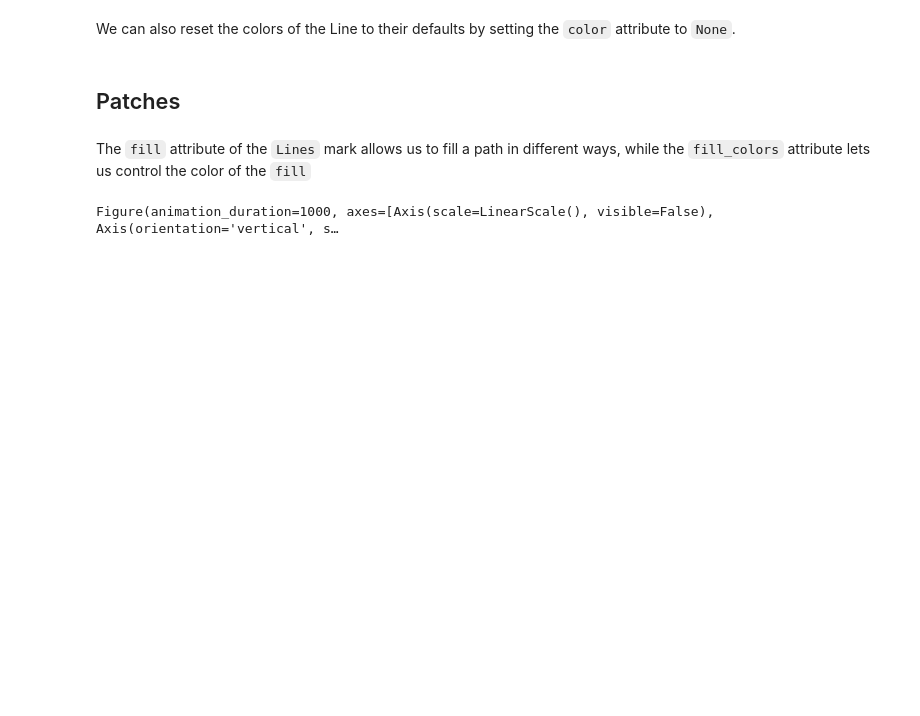
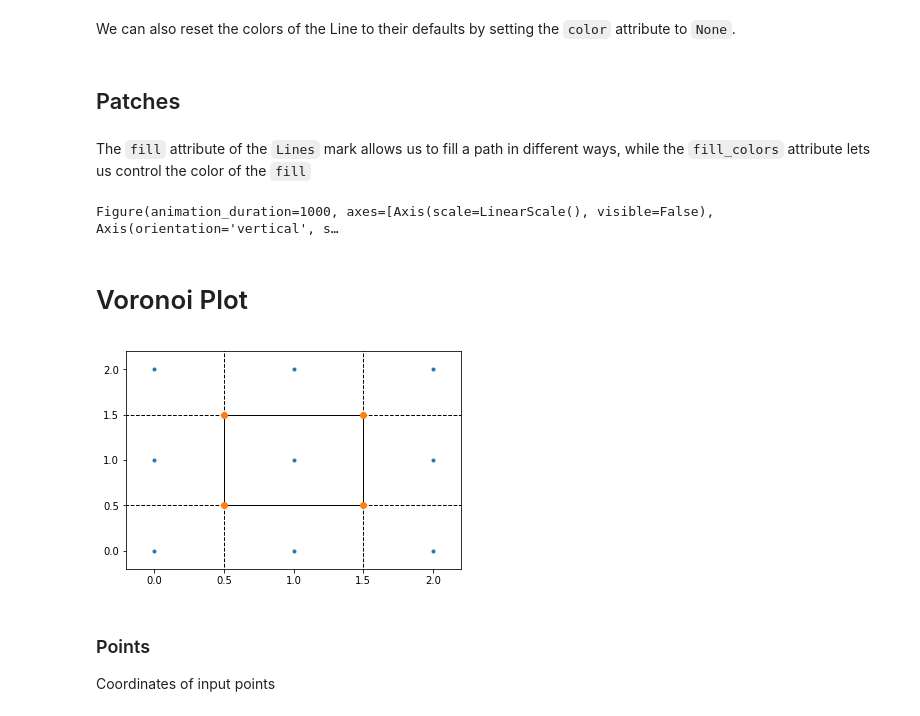
Before and after one commit to ismms-himc/codex_spatial_spleen, a Jupyter notebook: notebooks/Path_Example_using_Lines.ipynb, the cells around one changed output. Drawn from its saved outputs; the diff is of its cells as text; code cells hidden in the pictures; blank space fills up the shorter version.

Commit message:
have example voroni diagram working with mouseover, working on plotting the cell positions

```diff
--- a/notebooks/Path_Example_using_Lines.ipynb
+++ b/notebooks/Path_Example_using_Lines.ipynb
@@ -164,3 +164,5 @@ patch.opacities = [0.9, 0.9]
 patch.x = [[10, 3, 3.2], [0.5, 2.5, 1.7], [4,5,6, 6, 5, 4, 3]]
 # %%
 patch.close_path = True
+# %% [markdown]
+# Voronoi Plot
@@ -166,0 +171,16 @@ patch.close_path = True
+# %%
+points = np.array([[0, 0], [0, 1], [0, 2], [1, 0], [1, 1], [1, 2],
+                   [2, 0], [2, 1], [2, 2]])
+from scipy.spatial import Voronoi, voronoi_plot_2d
+vor = Voronoi(points)
+# %%
+vor = Voronoi(points)
+# %%
+import matplotlib.pyplot as plt
+voronoi_plot_2d(vor)
+plt.show()
+# %% [output]
+[figure, added]
+# %% [markdown]
+### Points
+Coordinates of input points
```
Also changed, not shown: parts of 25 cells of this notebook.
